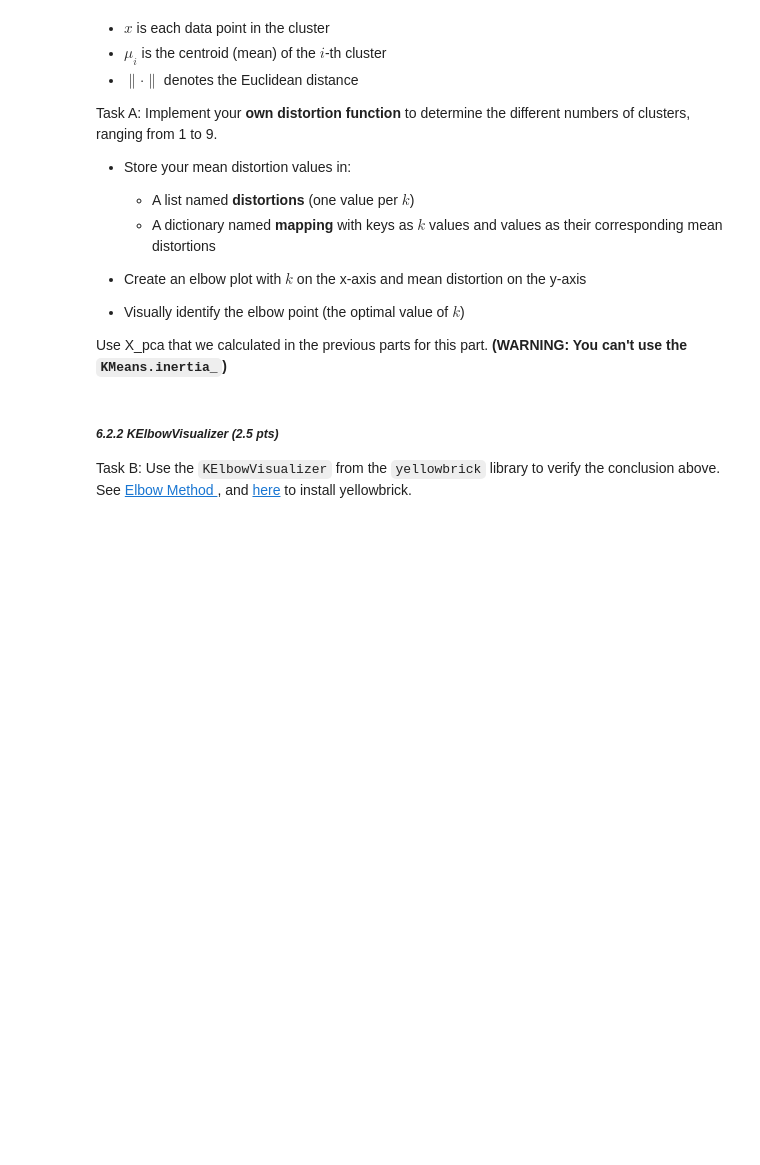
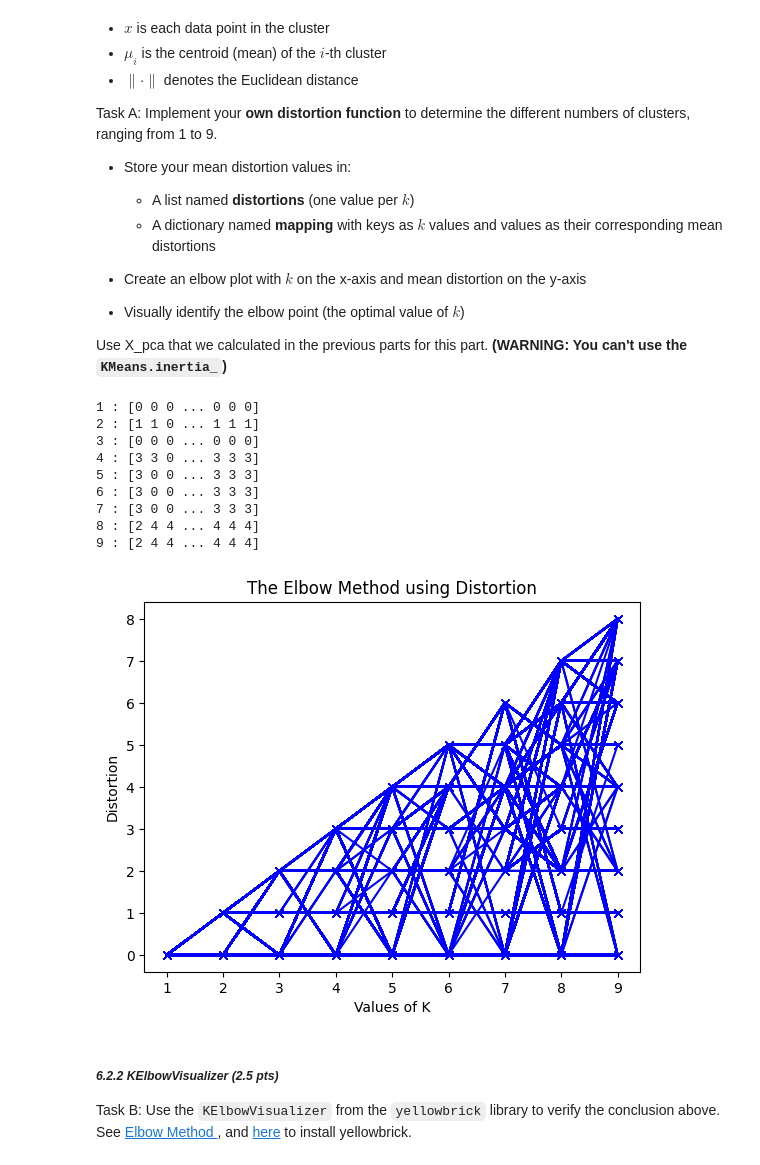
Before and after one commit to cooldeath49/CMSC320, a Jupyter notebook: hw4/CMSC320_HW4_Fall2025_ML_Classifiers_Clustering.ipynb, the cells around one changed output. Cells and saved outputs as stored; diff of their text form; code cells hidden in the pictures; blank space fills up the shorter version.

```diff
--- a/hw4/CMSC320_HW4_Fall2025_ML_Classifiers_Clustering.ipynb
+++ b/hw4/CMSC320_HW4_Fall2025_ML_Classifiers_Clustering.ipynb
@@ -667,23 +671,35 @@ Use X_pca that we calculated in the previous parts for this part.
 # %%
 distortions = []
 K = range(1, 10)
 mapping = {}
 for k in K:
 # ANSWER STARTING HERE
-
-
+    km = KMeans(n_clusters=k, random_state=seed).fit_predict(X_pca)
+    distortions.append(km)
+    mapping[k] = km
 
 # ANSWER ENDS HERE
 
 for key, val in mapping.items():
     print(f'{key} : {val}')
 
 
 plt.plot(K, distortions, 'bx-')
 plt.xlabel('Values of K')
 plt.ylabel('Distortion')
 plt.title('The Elbow Method using Distortion')
 plt.show()
+# %% [output]
+1 : [0 0 0 ... 0 0 0]
+2 : [1 1 0 ... 1 1 1]
+3 : [0 0 0 ... 0 0 0]
+4 : [3 3 0 ... 3 3 3]
+5 : [3 0 0 ... 3 3 3]
+6 : [3 0 0 ... 3 3 3]
+7 : [3 0 0 ... 3 3 3]
+8 : [2 4 4 ... 4 4 4]
+9 : [2 4 4 ... 4 4 4]
+[figure, added]
 # %% [markdown]
 ##### ***6.2.2 KElbowVisualizer (2.5 pts)***
 Task B: Use the `KElbowVisualizer` from the `yellowbrick` library to verify the conclusion above. See [Elbow Method
```
Also changed, not shown: parts of 2 cells of this notebook.
